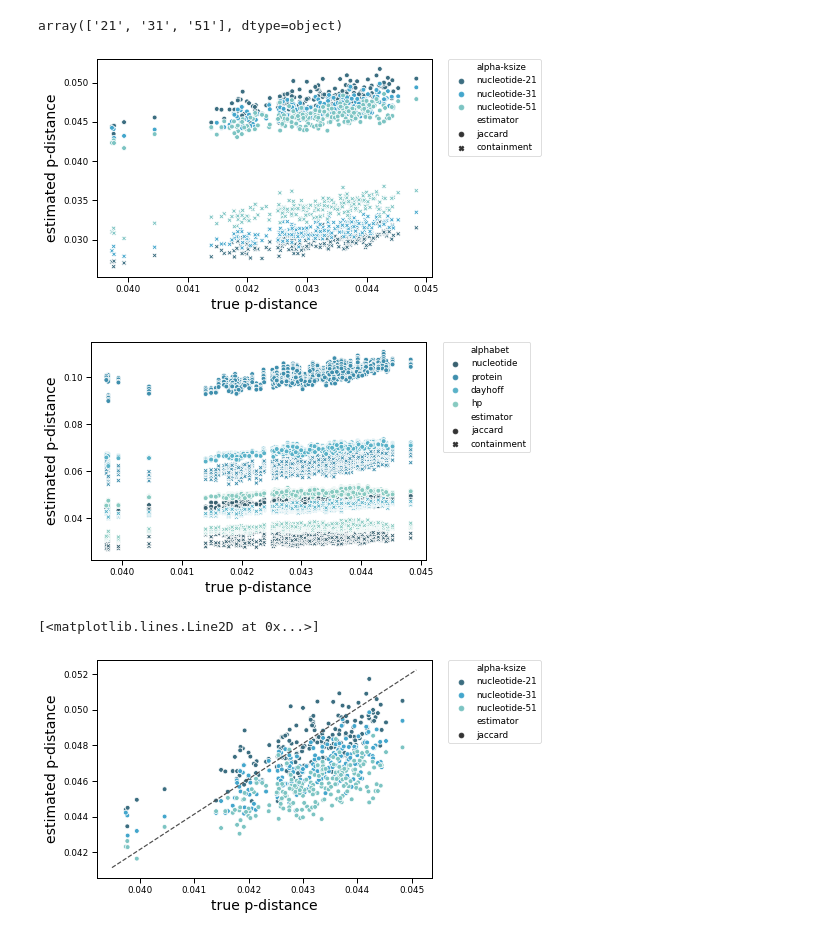
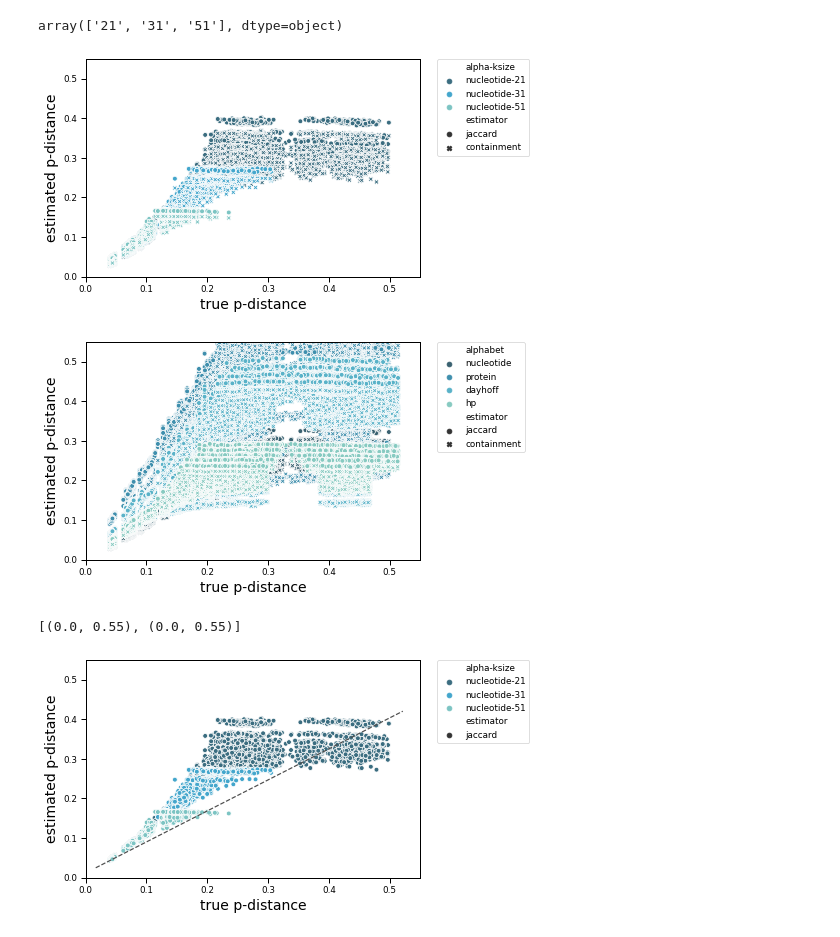
Before and after one commit to bluegenes/2020-dist-compare, a Jupyter notebook: notebooks/plot-estimated-pdistances.ipynb, the cells around one changed output. Drawn from its saved outputs; the diff is of its cells as text; code cells hidden in the pictures.

```diff
--- a/notebooks/plot-estimated-pdistances.ipynb
+++ b/notebooks/plot-estimated-pdistances.ipynb
@@ -12,7 +12,8 @@ pd.__version__
 # %% [output]
 '1.0.3'
 # %%
-test_csvs = ["data-d0.05-f1-gamma.compare.csv.gz"]
+test_csvs = glob.glob("*compare.csv.gz")
+#test_csvs = ["data-d0.05-f1-gamma.compare.csv.gz"]
 # %%
 compareDF = pd.concat([pd.read_csv(csv, sep=",", compression="gzip").assign(fileinfo=os.path.basename(csv).rsplit(".compare.csv.gz")[0]) for csv in test_csvs])#, ignore_index=True)
 # %%
@@ -118,3 +123,7 @@ meltedCompare["ksize"] = meltedCompare["comparison_type"].str.extract(r"-k(?P<ks
 meltedCompare["alpha-ksize"] = meltedCompare["alphabet"] + "-" + meltedCompare["ksize"]
 meltedCompare["scaled"] = meltedCompare["comparison_type"].str.extract(r"-scaled(?P<scaled>\d*)")
 meltedCompare["estimator"] = meltedCompare["comparison_type"].str.extract(r".(?P<alphabet>\w*)-pdist")
+# %%
+meltedCompare = meltedCompare[meltedCompare["estimated p-distance"] < 1.0 ]
+# %%
+meltedCompare["PC_pdist"] = -np.log(1 - meltedCompare["estimated p-distance"])
@@ -141,23 +156,26 @@ nucl_only["ksize"].unique()
 # %% [output]
 array(['21', '31', '51'], dtype=object)
 # %%
-g=sns.scatterplot(data=nucl_only, x="p-distance", y='estimated p-distance', hue="alpha-ksize", palette="GnBu_d", style = "estimator")#, )
+g=sns.scatterplot(data=nucl_only, x="p-distance", y='PC_pdist', hue="alpha-ksize", palette="GnBu_d", style = "estimator")#, )
 lgd=g.legend(bbox_to_anchor=(1.05, 1), loc=2, borderaxespad=0.)
 plt.xlabel("true p-distance", size=14)
 plt.ylabel("estimated p-distance", size=14)
+g.set(xlim=(0, 0.55), ylim=(0, 0.55))
 fig = g.get_figure()
 #fig.savefig("estimated p-distance.pdf", bbox_extra_artists=(lgd,), bbox_inches='tight')
 # %% [output]
-[figure, old version]
+[figure, new version]
 # %%
 g=sns.scatterplot(data=meltedCompare, x="p-distance", y='estimated p-distance', hue="alphabet", palette="GnBu_d", style = "estimator")
 lgd=g.legend(bbox_to_anchor=(1.05, 1), loc=2, borderaxespad=0.)
 plt.xlabel("true p-distance", size=14)
 plt.ylabel("estimated p-distance", size=14)
+g.set(xlim=(0, 0.55), ylim=(0, 0.55))
+
 fig = g.get_figure()
 #fig.savefig("estimated p-distance.pdf", bbox_extra_artists=(lgd,), bbox_inches='tight')
 # %% [output]
-[figure, old version]
+[figure, new version]
 # %%
 jaccard_only = meltedCompare[meltedCompare["estimator"] == "jaccard"]
 nucl_jaccard = jaccard_only[jaccard_only["alphabet"] == "nucleotide"]
@@ -164,12 +184,13 @@ nucl_jaccard = jaccard_only[jaccard_only["alphabet"] == "nucleotide"]
 # %%
-g=sns.scatterplot(data=nucl_jaccard, x="p-distance", y='estimated p-distance', hue="alpha-ksize", palette="GnBu_d", style = "estimator")#, )
+g=sns.scatterplot(data=nucl_jaccard, x="p-distance", y='PC_pdist', hue="alpha-ksize", palette="GnBu_d", style = "estimator")#, )
 lgd=g.legend(bbox_to_anchor=(1.05, 1), loc=2, borderaxespad=0.)
 #sns.lineplot(data=nucl_jaccard, x="p-distance", y="p-distance")
 plt.xlabel("true p-distance", size=14)
 plt.ylabel("estimated p-distance", size=14)
 g.plot(g.get_xlim(), g.get_ylim(), ls="--", c=".3") #add 1:1 line.
+g.set(xlim=(0, 0.55), ylim=(0, 0.55))
 
 #fig = g.get_figure()
 # %% [output]
-[<matplotlib.lines.Line2D at 0x...>]
+[(0.0, 0.55), (0.0, 0.55)]
-[figure, old version]
+[figure, new version]
```
Also changed, not shown: parts of 18 cells of this notebook.
